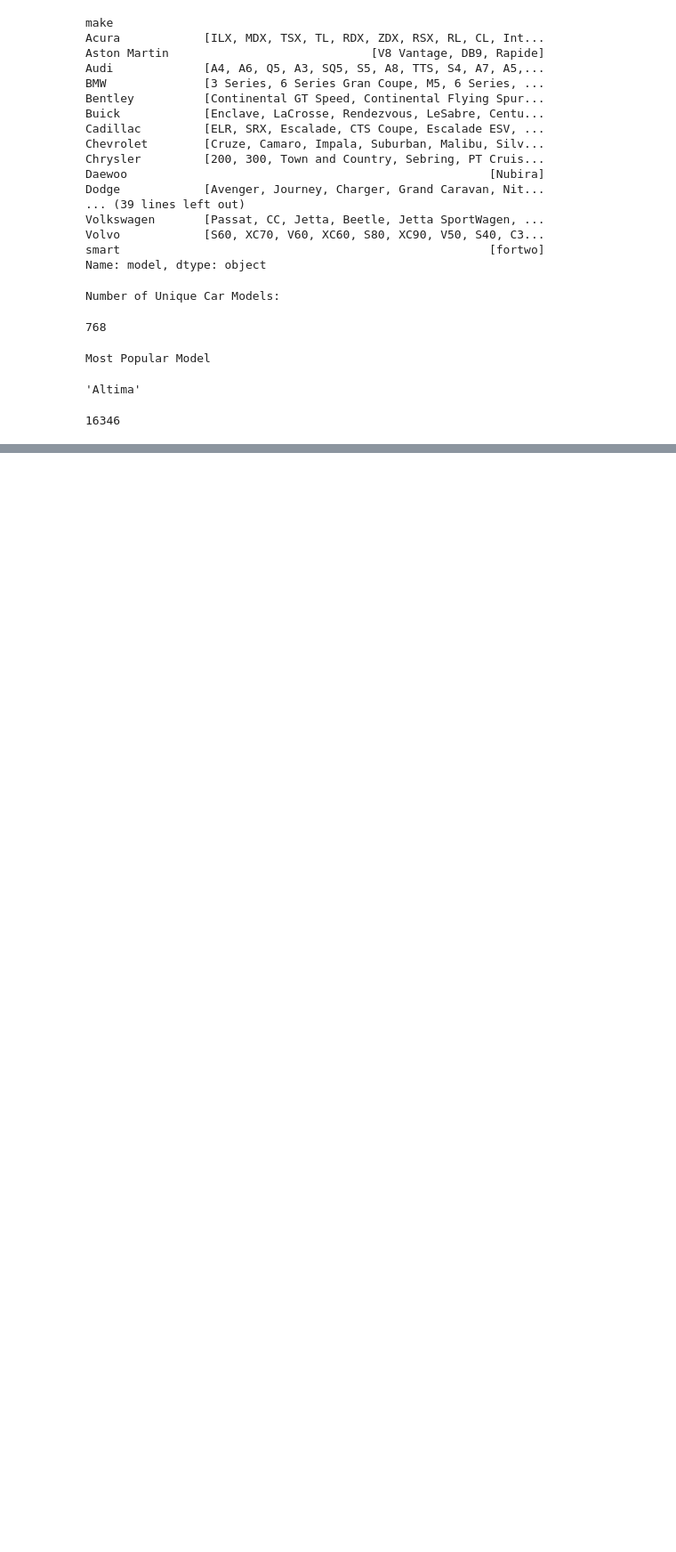
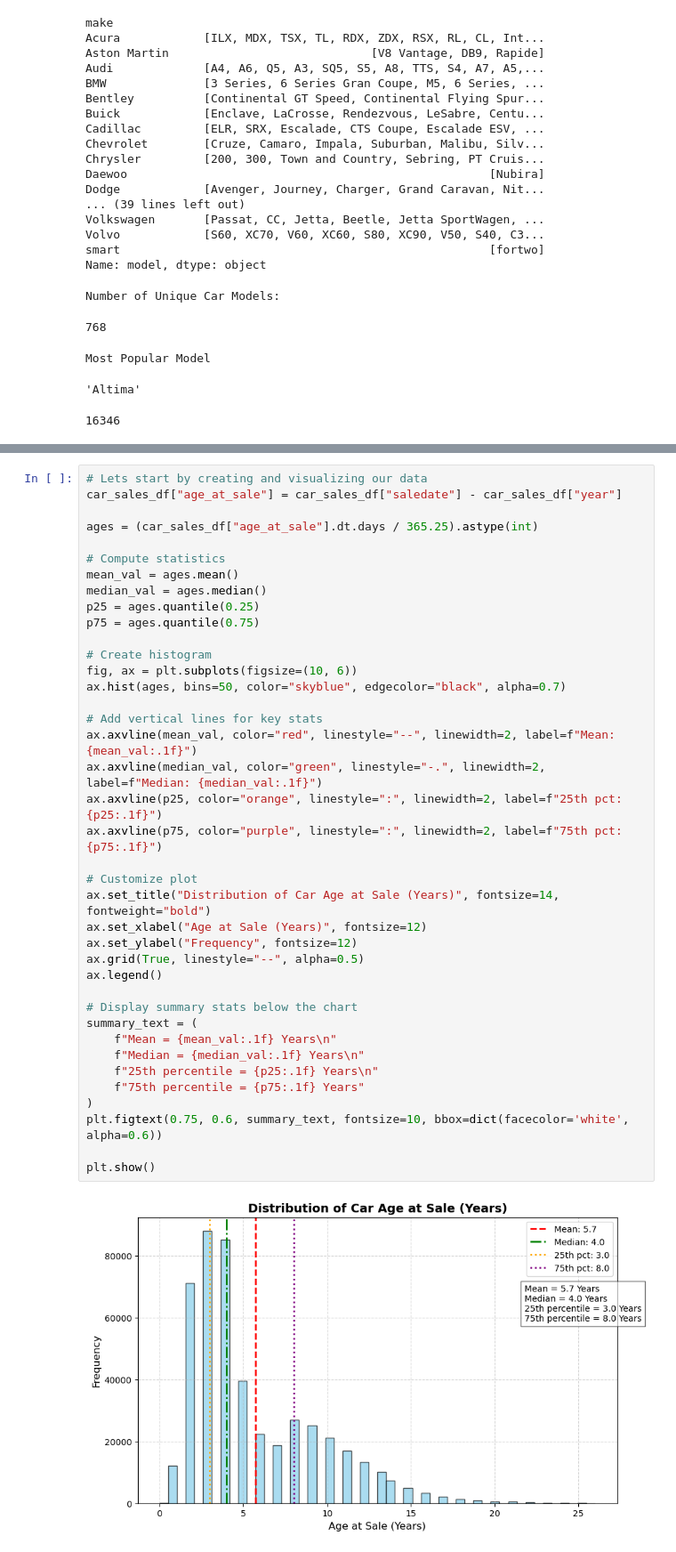
Before and after one commit to ZacharyGott/cmsc320-final-project, a Jupyter notebook: main.ipynb, the cells around one changed output, grey strips where cells are left out. Shown at 89% size. Drawn from its saved outputs; the diff is of its cells as text; blank space fills up the shorter version.

Commit message:
histogram

```diff
--- a/main.ipynb
+++ b/main.ipynb
@@ -199 +206,42 @@ h0 : Average selling price for each manufacturer does not get lower as the car a
 ha : Average selling price for each manufacturer does not get lower as the car ages
+# %%
+# Lets start by creating and visualizing our data
+car_sales_df["age_at_sale"] = car_sales_df["saledate"] - car_sales_df["year"]
+
+ages = (car_sales_df["age_at_sale"].dt.days / 365.25).astype(int)
+
+# Compute statistics
+mean_val = ages.mean()
+median_val = ages.median()
+p25 = ages.quantile(0.25)
+p75 = ages.quantile(0.75)
+
+# Create histogram
+fig, ax = plt.subplots(figsize=(10, 6))
+ax.hist(ages, bins=50, color="skyblue", edgecolor="black", alpha=0.7)
+
+# Add vertical lines for key stats
+ax.axvline(mean_val, color="red", linestyle="--", linewidth=2, label=f"Mean: {mean_val:.1f}")
+ax.axvline(median_val, color="green", linestyle="-.", linewidth=2, label=f"Median: {median_val:.1f}")
+ax.axvline(p25, color="orange", linestyle=":", linewidth=2, label=f"25th pct: {p25:.1f}")
+ax.axvline(p75, color="purple", linestyle=":", linewidth=2, label=f"75th pct: {p75:.1f}")
+
+# Customize plot
+ax.set_title("Distribution of Car Age at Sale (Years)", fontsize=14, fontweight="bold")
+ax.set_xlabel("Age at Sale (Years)", fontsize=12)
+ax.set_ylabel("Frequency", fontsize=12)
+ax.grid(True, linestyle="--", alpha=0.5)
+ax.legend()
+
+# Display summary stats below the chart
+summary_text = (
+    f"Mean = {mean_val:.1f} Years\n"
+    f"Median = {median_val:.1f} Years\n"
+    f"25th percentile = {p25:.1f} Years\n"
+    f"75th percentile = {p75:.1f} Years"
+)
+plt.figtext(0.75, 0.6, summary_text, fontsize=10, bbox=dict(facecolor='white', alpha=0.6))
+
+plt.show()
+# %% [output]
+[figure, added]
```
Also changed, not shown: parts of 6 cells of this notebook.
